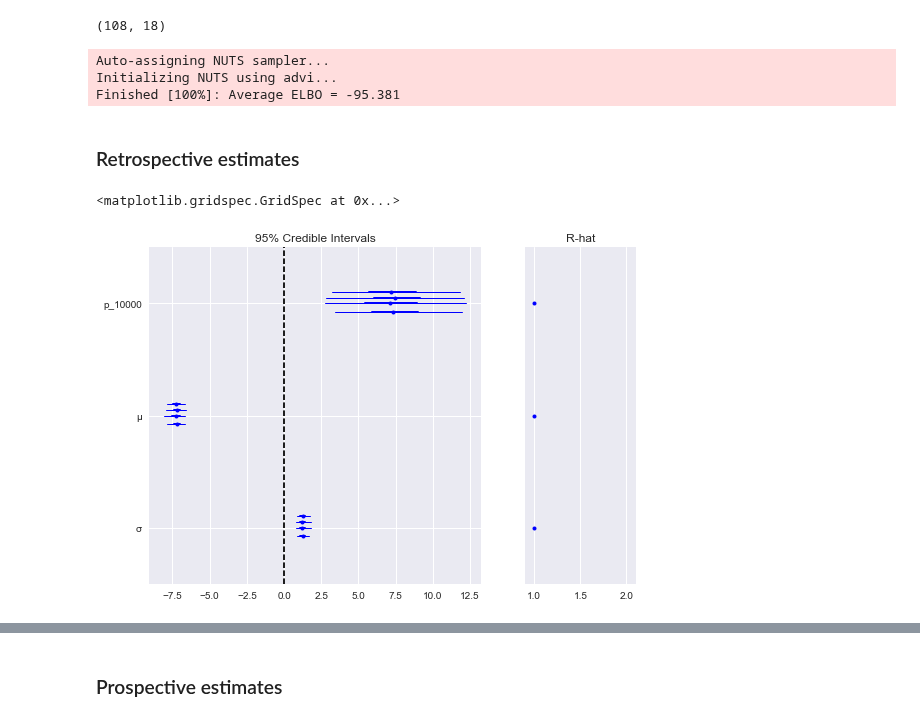
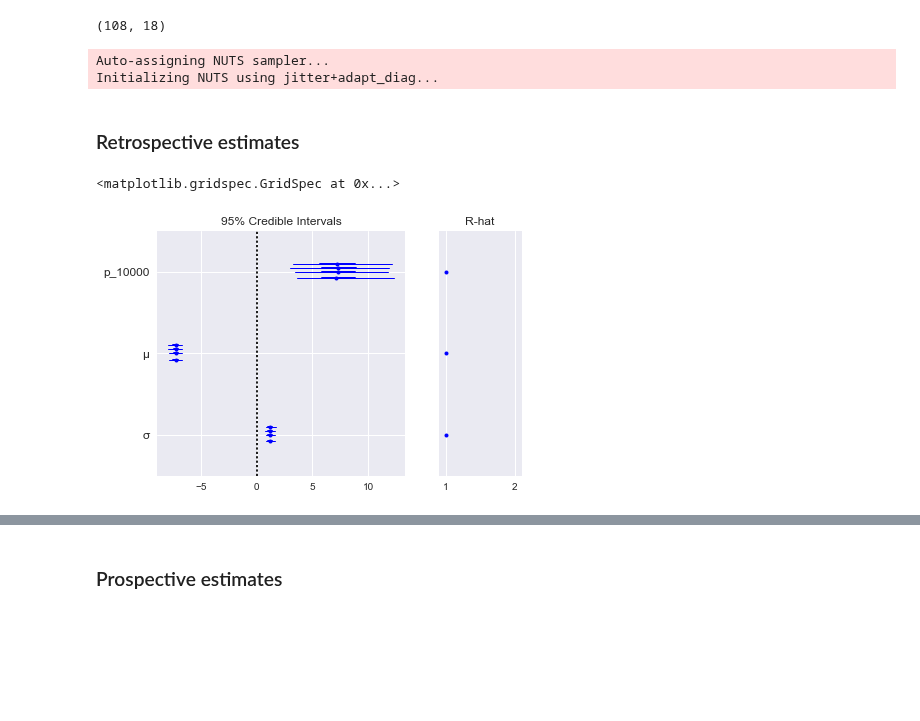
Before and after one commit to VanderbiltPopHealthSci/uterine_fibroids_MA, a Jupyter notebook: Key Question 3 Meta-analysis.ipynb, the cells around one changed output, grey strips where cells are left out. Drawn from its saved outputs; the diff is of its cells as text; code cells hidden in the pictures; blank space fills up the shorter version.

```diff
--- a/Key Question 3 Meta-analysis.ipynb
+++ b/Key Question 3 Meta-analysis.ipynb
@@ -162,3 +180,6 @@ old_pritts[~prospective_mask].Population.sum(), old_pritts[~prospective_mask].Po
+# %%
+iterations = 2000
+tune = 3000
 # %% [markdown]
 Here's the prospective model:
 # %%
@@ -549,16 +489,16 @@ histo_prospective = original_model(all_data[prospective_mask & histopath_mask])
 histo_retrospective = original_model(all_data[(~prospective_mask) & histopath_mask])
 # %%
 with histo_retrospective:
-    histo_retrospective_trace = pm.sample(iterations, njobs=4, tune=tune, random_seed=rseeds)
+    histo_retrospective_trace = pm.sample(iterations, njobs=4, tune=tune, random_seed=rseeds,
+                                    nuts_kwargs={'target_accept': 0.9})
 # %% [output]
 Auto-assigning NUTS sampler...
-Initializing NUTS using advi...
-Finished [100%]: Average ELBO = -95.381
+Initializing NUTS using jitter+adapt_diag...
 # %% [markdown]
 ### Retrospective estimates
 # %%
-pm.forestplot(histo_retrospective_trace[-keep:], varnames=['p_10000', 'μ', 'σ'])
+pm.forestplot(histo_retrospective_trace, varnames=['p_10000', 'μ', 'σ'])
 # %% [output]
 <matplotlib.gridspec.GridSpec at 0x...>
-[figure, old version]
+[figure, new version]
 # %%
```
Also changed, not shown: parts of 62 cells of this notebook, 1 other file.
